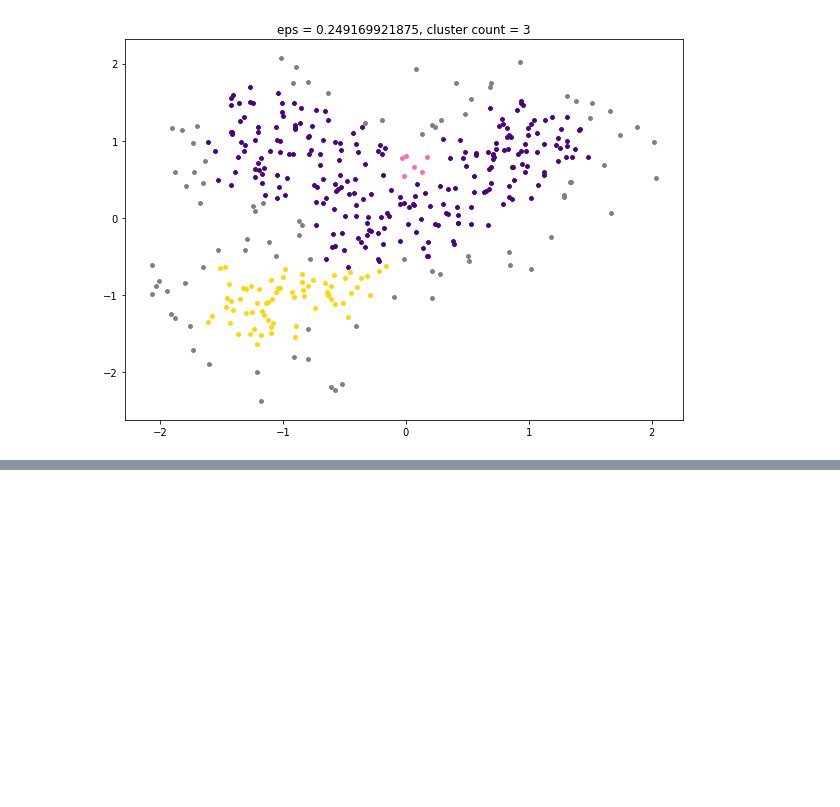
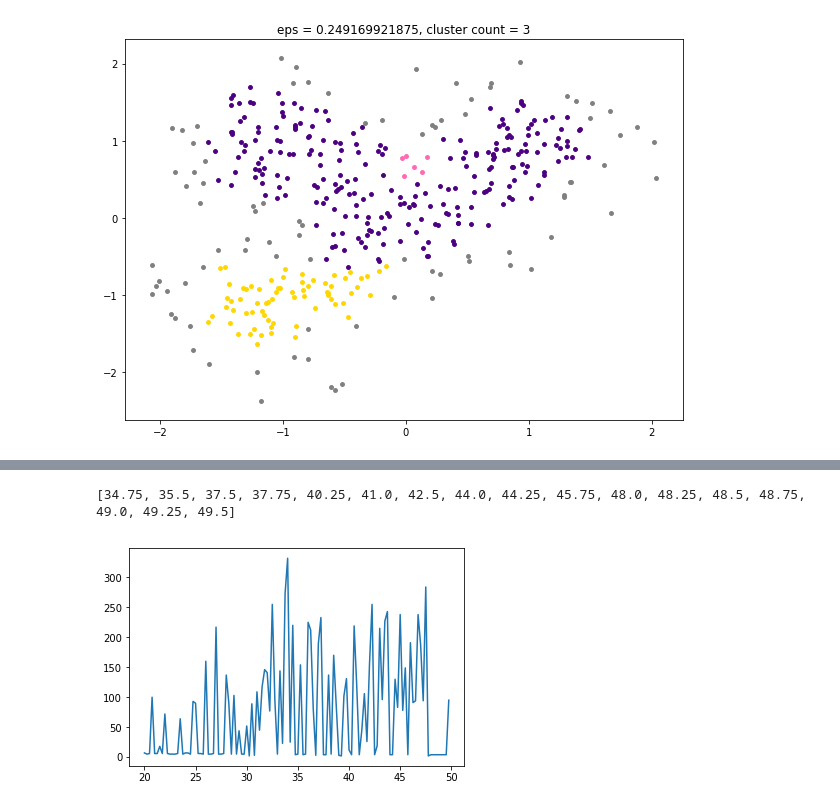
Before and after one commit to Vlad0922/ml_1_solutions, a Jupyter notebook: 2/Clusters.ipynb, the cells around one changed output, grey strips where cells are left out. Cells and saved outputs as stored; diff of their text form; code cells hidden in the pictures; blank space fills up the shorter version.

```diff
--- a/2/Clusters.ipynb
+++ b/2/Clusters.ipynb
@@ -329,0 +336,28 @@ plot_affinity(X, metrics = ['sqeuclidean', 'minkowski', 'chebyshev'])
+# %%
+def find_preference(X, pref_range, num_clusters, verbose=False):
+    total = list()
+    res = list()
+    for p in pref_range:
+        if verbose:
+            sys.stdout.write('Fitting model with self distance = {} ...'.format(p))
+        model = AffinityPropagation(self_distance=-p)
+        model.fit(X)
+
+        num_classes = len(model._centroids)
+        total.append(num_classes)
+
+        if verbose:
+            print 'num clusters = {}'.format(num_classes)
+#         print 'self distance = {}, num clusters = {}'.format(p, num_classes)
+
+        if num_classes == num_clusters:
+            res.append(p)
+
+    plt.plot(pref_range, total)
+    return res
+# %%
+good_prefs = find_preference(X, pref_range = np.arange(20,50,0.25), num_clusters=4)
+print good_prefs
+# %% [output]
+[34.75, 35.5, 37.5, 37.75, 40.25, 41.0, 42.5, 44.0, 44.25, 45.75, 48.0, 48.25, 48.5, 48.75, 49.0, 49.25, 49.5]
+[figure, added]
```
Also changed, not shown: parts of 18 cells of this notebook.
